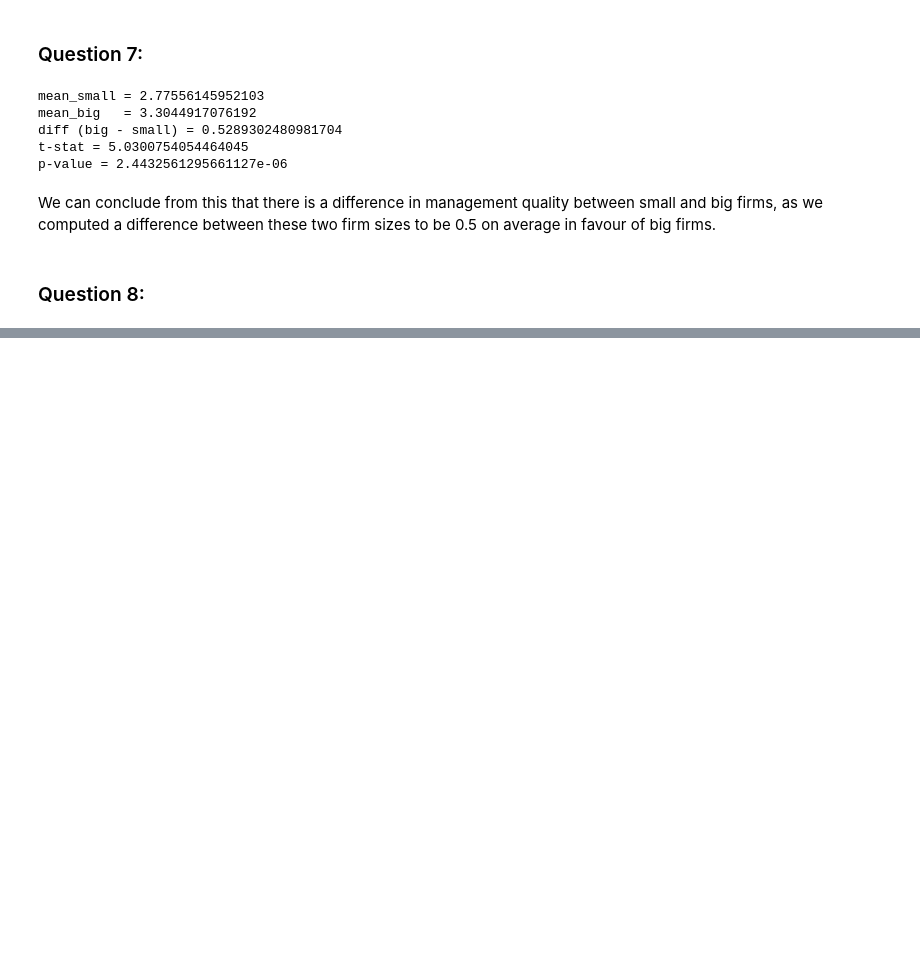
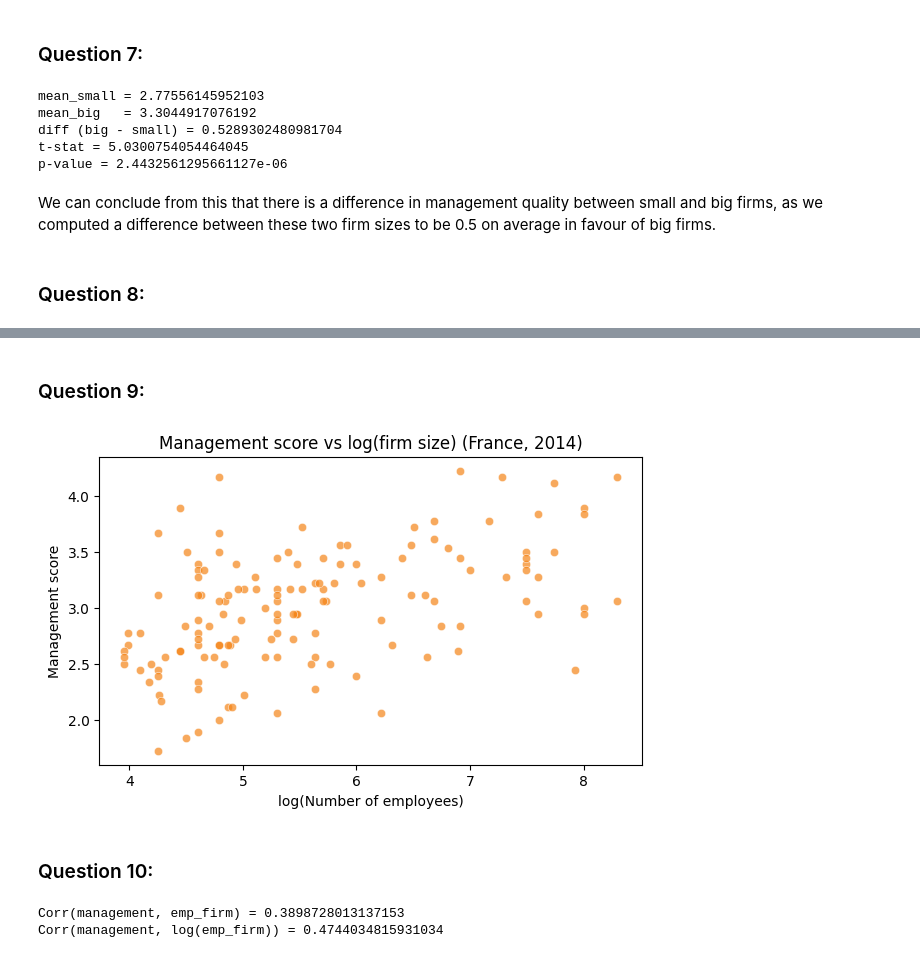
Before and after one commit to GabDestal/Homework_1, a Jupyter notebook: Homework_1.ipynb, the cells around one changed output, grey strips where cells are left out. Drawn from its saved outputs; the diff is of its cells as text; code cells hidden in the pictures; blank space fills up the shorter version.

```diff
--- a/Homework_1.ipynb
+++ b/Homework_1.ipynb
@@ -287,0 +299,28 @@ We can conclude from this that there is a difference in management quality betwe
+# %% [markdown]
+### Question 9:
+# %%
+q9_df = df.loc[(df["country"] == "France") & (df["wave"] == 2014), ["emp_firm", "management"]].dropna().copy()
+
+q9_df["log_emp_firm"] = np.log(q9_df["emp_firm"])
+
+plt.figure(figsize=(7,4))
+sns.scatterplot(data=q9_df, x="log_emp_firm", y="management", alpha=0.7, color="#F58518")
+plt.title("Management score vs log(firm size) (France, 2014)")
+plt.xlabel("log(Number of employees)")
+plt.ylabel("Management score")
+plt.show()
+# %% [output]
+[figure, added]
+# %% [markdown]
+### Question 10:
+# %%
+q10_df = df.loc[(df["country"] == "France") & (df["wave"] == 2014), ["emp_firm", "management"]].dropna().copy()
+
+corr_raw = q10_df["management"].corr(q10_df["emp_firm"])
+corr_log = q10_df["management"].corr(np.log(q10_df["emp_firm"]))
+
+print("Corr(management, emp_firm) =", corr_raw)
+print("Corr(management, log(emp_firm)) =", corr_log)
+# %% [output]
+Corr(management, emp_firm) = 0.3898728013137153
+Corr(management, log(emp_firm)) = 0.4744034815931034
```
Also changed, not shown: parts of 4 cells of this notebook.
